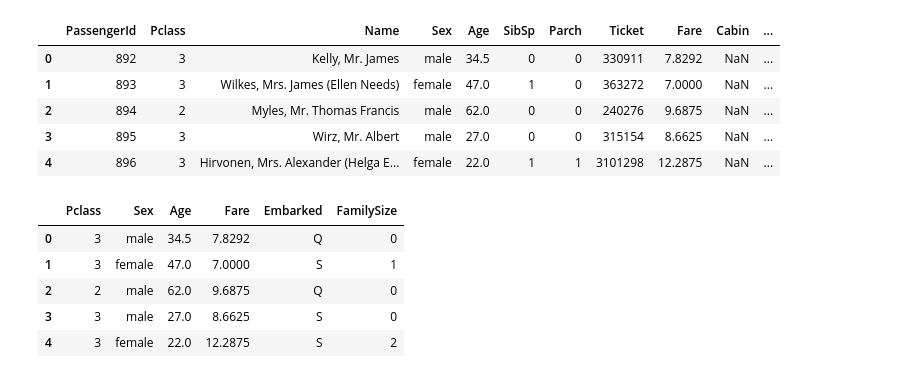
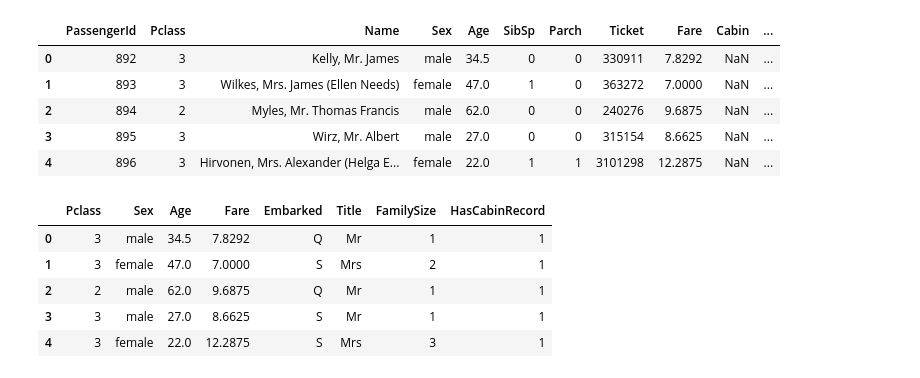
Before and after one commit to koros-rk/goit-ds-hw, a Jupyter notebook: kaggle_titanic.ipynb, the cells around one changed output. Drawn from its saved outputs; the diff is of its cells as text; code cells hidden in the pictures.

```diff
--- a/kaggle_titanic.ipynb
+++ b/kaggle_titanic.ipynb
@@ -84 +81,22 @@ df_train.drop(columns=['Parch', 'SibSp'], inplace=True)
+# %%
+def prepare_df(df: pd.DataFrame) -> pd.DataFrame:
+    prepared_df = df.copy()
+
+    prepared_df['Title'] = prepared_df['Name'].str.extract(r',\s*([^.]*)\.')
+
+    rare_titles = prepared_df['Title'].value_counts()[prepared_df['Title'].value_counts() < 10].index
+    prepared_df['Title'] = prepared_df['Title'].replace(rare_titles, 'Rare')
+    prepared_df['Title'] = prepared_df['Title'].replace({'Mlle': 'Miss', 'Ms': 'Miss', 'Mme': 'Mrs'})
+
+    prepared_df['Age'] = prepared_df.groupby('Title')['Age'].transform(lambda x: x.fillna(x.median()))
+    prepared_df['Fare'] = prepared_df.groupby('Pclass')['Fare'].transform(lambda x: x.fillna(x.median()))
+
+    prepared_df['FamilySize'] = prepared_df['Parch'] + prepared_df['SibSp'] + 1
+
+    prepared_df['HasCabinRecord'] = (prepared_df['Cabin'].isna() != False).astype(int)
+
+    prepared_df.drop(columns=['Parch', 'SibSp', 'Cabin', 'Name', 'Ticket', 'PassengerId'], inplace=True)
+    prepared_df.dropna(inplace=True)
+
+    return prepared_df
 # %%
@@ -480,23 +681,17 @@ df_test.head()
 | 3 | 895 | 3 | Wirz, Mr. Albert | male | 27.0 | 0 | 0 | 315154 | 8.6625 | NaN | ... |
 | 4 | 896 | 3 | Hirvonen, Mrs. Alexander (Helga E... | female | 22.0 | 1 | 1 | 3101298 | 12.2875 | NaN | ... |
 # %%
-df_test['Age'] = df_test.apply({'Age': lambda x: x.fillna(x.mean())})
-df_test['Fare'] = df_test.apply({'Fare': lambda x: x.fillna(x.mean())})
-df_test['FamilySize'] = df_test['Parch'] + df_test['SibSp']
-df_test.drop(columns=['Parch', 'SibSp'], inplace=True)
-df_test.drop(columns=['Cabin', 'Name', 'Ticket'], inplace=True)
+result_df = df_test[['PassengerId']]
 
-result_df = df_test[['PassengerId']]
-df_test.drop(columns=['PassengerId'], inplace=True)
-
+df_test = prepare_df(df_test)
 df_test.head()
 # %% [output]
-|  | Pclass | Sex | Age | Fare | Embarked | FamilySize |
-| 0 | 3 | male | 34.5 | 7.8292 | Q | 0 |
-| 1 | 3 | female | 47.0 | 7.0000 | S | 1 |
-| 2 | 2 | male | 62.0 | 9.6875 | Q | 0 |
-| 3 | 3 | male | 27.0 | 8.6625 | S | 0 |
-| 4 | 3 | female | 22.0 | 12.2875 | S | 2 |
+|  | Pclass | Sex | Age | Fare | Embarked | Title | FamilySize | HasCabinRecord |
+| 0 | 3 | male | 34.5 | 7.8292 | Q | Mr | 1 | 1 |
+| 1 | 3 | female | 47.0 | 7.0000 | S | Mrs | 2 | 1 |
+| 2 | 2 | male | 62.0 | 9.6875 | Q | Mr | 1 | 1 |
+| 3 | 3 | male | 27.0 | 8.6625 | S | Mr | 1 | 1 |
+| 4 | 3 | female | 22.0 | 12.2875 | S | Mrs | 3 | 1 |
 # %%
 df_test = df_test.reset_index(drop=True)
 
```
Also changed, not shown: parts of 30 cells of this notebook, 6 other files.
